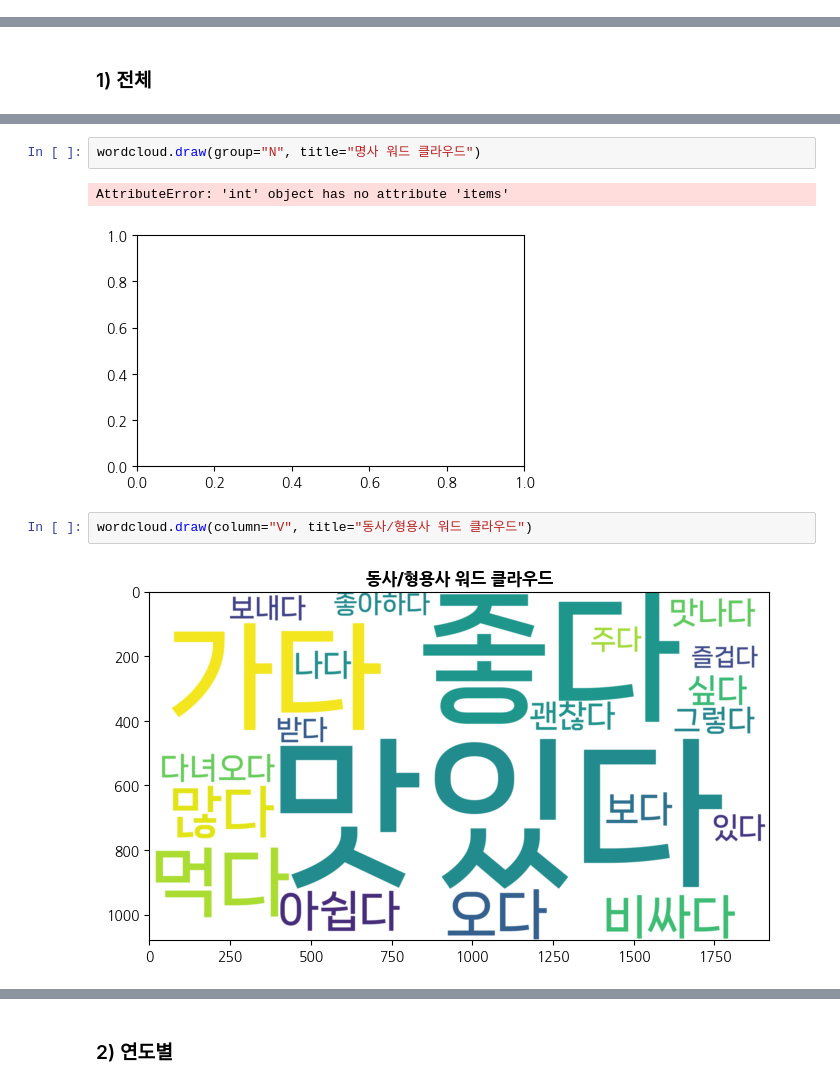
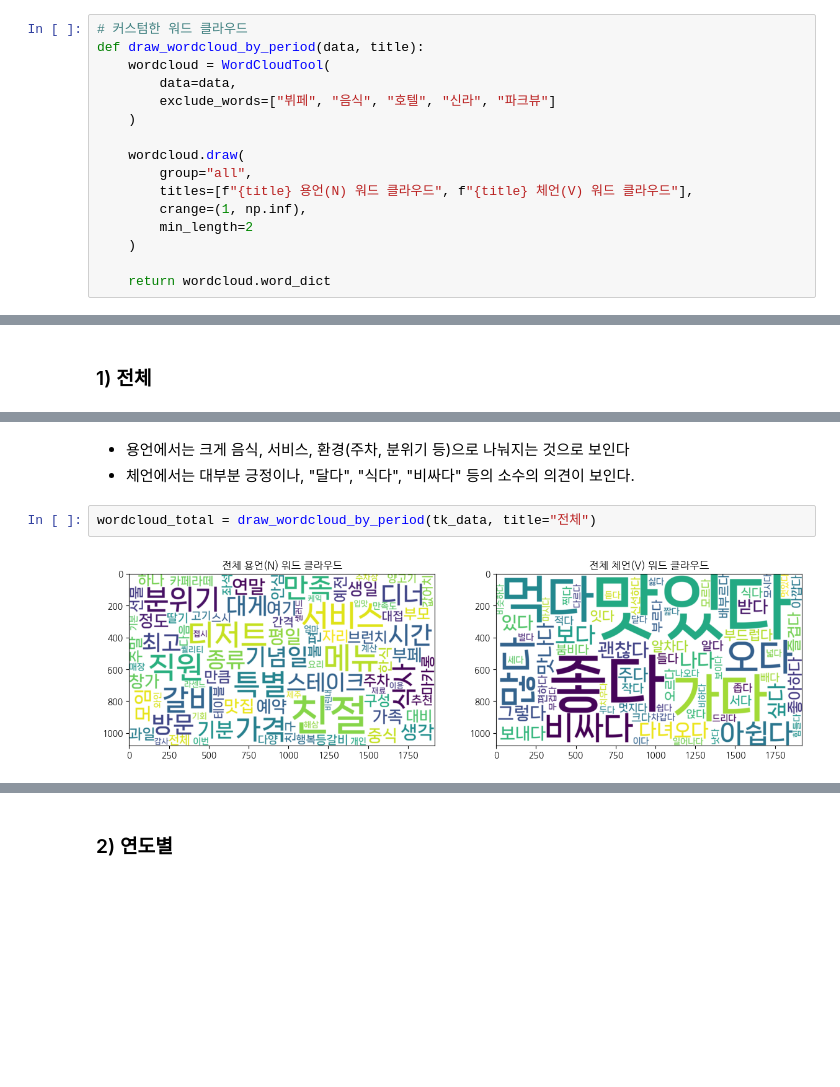
Before and after one commit to narae3759/PPS, a Jupyter notebook: projects/intern_project/04_EDA.ipynb, the cells around one changed output, grey strips where cells are left out. Saved outputs shown, nothing was run; the diff lists cells and outputs as text; blank space fills up the shorter version.

```diff
--- a/projects/intern_project/04_EDA.ipynb
+++ b/projects/intern_project/04_EDA.ipynb
@@ -199,3 +114,19 @@ class WordCloudTool:
+# %%
+# 커스텀한 워드 클라우드
+def draw_wordcloud_by_period(data, title):
+    wordcloud = WordCloudTool(
+        data=data,
+        exclude_words=["뷔페", "음식", "호텔", "신라", "파크뷰"]
+    )
+
+    wordcloud.draw(
+        group="all",
+        titles=[f"{title} 용언(N) 워드 클라우드", f"{title} 체언(V) 워드 클라우드"],
+        crange=(1, np.inf),
+        min_length=2
+    )
+
+    return wordcloud.word_dict
 # %%
 data_path = "data/naver_review_tokenizing.csv"
 tk_data = pd.read_csv(data_path, parse_dates=["date"], encoding="CP949")
@@ -234,9 +143,7 @@ Name: review, dtype: object
-# %%
-wordcloud.draw(group="N", title="명사 워드 클라우드")
-# %% [output]
-AttributeError: 'int' object has no attribute 'items'
-[figure, removed]
-# %%
-wordcloud.draw(column="V", title="동사/형용사 워드 클라우드")
-# %% [output]
-[figure, removed]
+# %% [markdown]
+* 용언에서는 크게 음식, 서비스, 환경(주차, 분위기 등)으로 나눠지는 것으로 보인다
+* 체언에서는 대부분 긍정이나, "달다", "식다", "비싸다" 등의 소수의 의견이 보인다.
+# %%
+wordcloud_total = draw_wordcloud_by_period(tk_data, title="전체")
+# %% [output]
+[figure, added]
```
Also changed, not shown: parts of 27 cells of this notebook, 5 other files.
